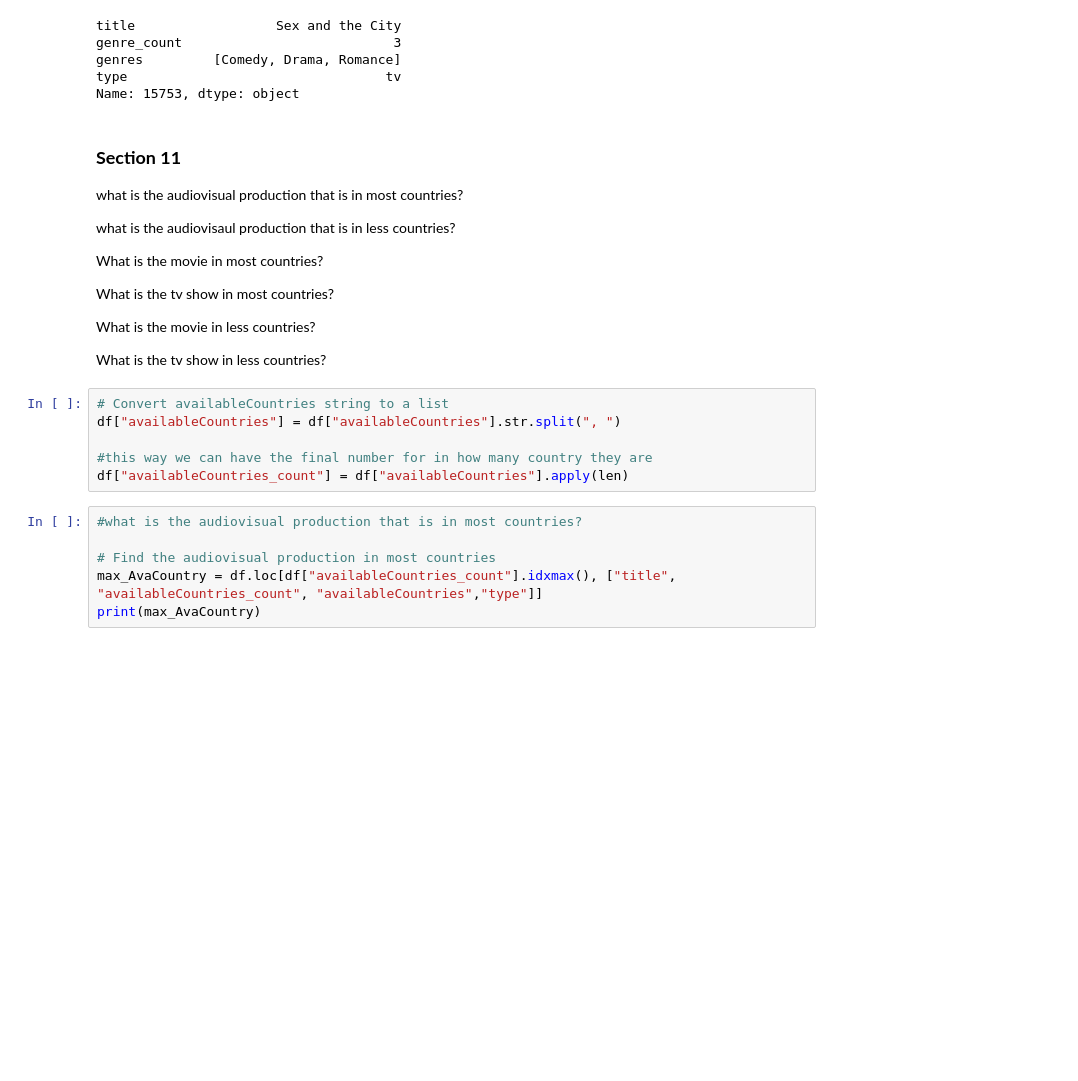
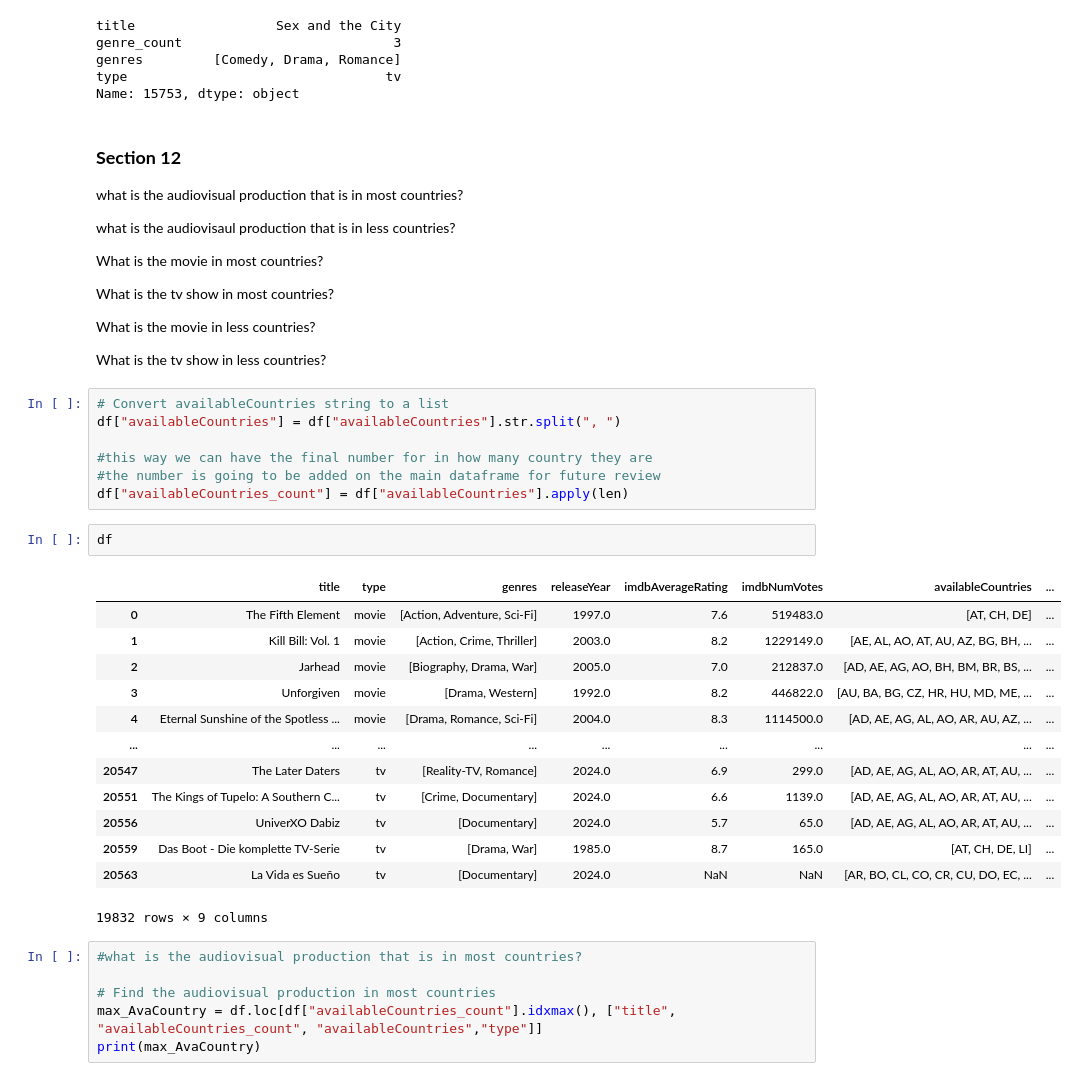
Before and after one commit to YvTur/netflix_kaggle, a Jupyter notebook: Analisis_de_data_set_de_netflix.ipynb, the cells around one changed output. Saved outputs shown, nothing was run; the diff lists cells and outputs as text; blank space fills up the shorter version.

```diff
--- a/Analisis_de_data_set_de_netflix.ipynb
+++ b/Analisis_de_data_set_de_netflix.ipynb
@@ -971,7 +980,7 @@ genres         [Comedy, Drama, Romance]
 type                                 tv
 Name: 15753, dtype: object
 # %% [markdown]
-### **Section 11**
+### **Section 12**
 
 what is the audiovisual production that is in most countries?
 
@@ -989,7 +998,24 @@ What is the tv show in less countries?
 df["availableCountries"] = df["availableCountries"].str.split(", ")
 
 #this way we can have the final number for in how many country they are
+#the number is going to be added on the main dataframe for future review
 df["availableCountries_count"] = df["availableCountries"].apply(len)
+# %%
+df
+# %% [output]
+|  | title | type | genres | releaseYear | imdbAverageRating | imdbNumVotes | availableCountries | ... |
+| 0 | The Fifth Element | movie | [Action, Adventure, Sci-Fi] | 1997.0 | 7.6 | 519483.0 | [AT, CH, DE] | ... |
+| 1 | Kill Bill: Vol. 1 | movie | [Action, Crime, Thriller] | 2003.0 | 8.2 | 1229149.0 | [AE, AL, AO, AT, AU, AZ, BG, BH, ... | ... |
+| 2 | Jarhead | movie | [Biography, Drama, War] | 2005.0 | 7.0 | 212837.0 | [AD, AE, AG, AO, BH, BM, BR, BS, ... | ... |
+| 3 | Unforgiven | movie | [Drama, Western] | 1992.0 | 8.2 | 446822.0 | [AU, BA, BG, CZ, HR, HU, MD, ME, ... | ... |
+| 4 | Eternal Sunshine of the Spotless ... | movie | [Drama, Romance, Sci-Fi] | 2004.0 | 8.3 | 1114500.0 | [AD, AE, AG, AL, AO, AR, AU, AZ, ... | ... |
+| ... | ... | ... | ... | ... | ... | ... | ... | ... |
+| 20547 | The Later Daters | tv | [Reality-TV, Romance] | 2024.0 | 6.9 | 299.0 | [AD, AE, AG, AL, AO, AR, AT, AU, ... | ... |
+| 20551 | The Kings of Tupelo: A Southern C... | tv | [Crime, Documentary] | 2024.0 | 6.6 | 1139.0 | [AD, AE, AG, AL, AO, AR, AT, AU, ... | ... |
+| 20556 | UniverXO Dabiz | tv | [Documentary] | 2024.0 | 5.7 | 65.0 | [AD, AE, AG, AL, AO, AR, AT, AU, ... | ... |
+| 20559 | Das Boot - Die komplette TV-Serie | tv | [Drama, War] | 1985.0 | 8.7 | 165.0 | [AT, CH, DE, LI] | ... |
+| 20563 | La Vida es Sueño | tv | [Documentary] | 2024.0 | NaN | NaN | [AR, BO, CL, CO, CR, CU, DO, EC, ... | ... |
+19832 rows × 9 columns
 # %%
 #what is the audiovisual production that is in most countries?
 
```
Also changed, not shown: parts of 50 cells of this notebook.
